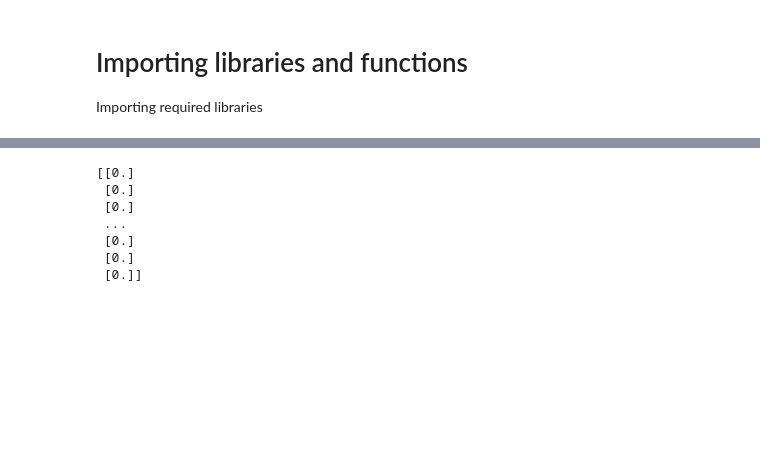
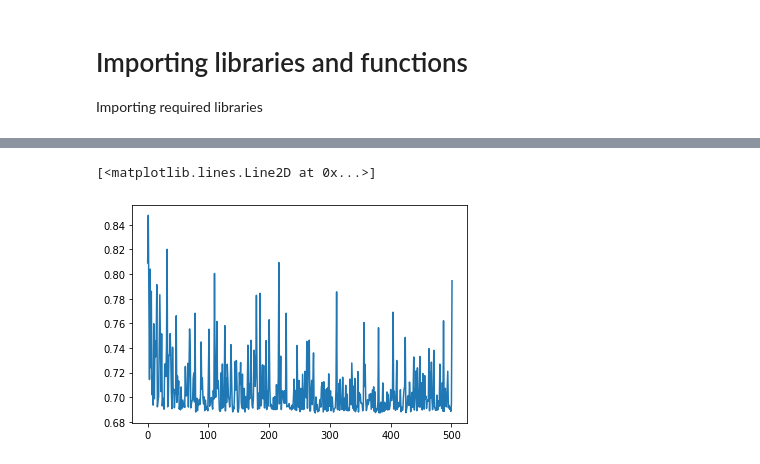
Before and after one commit to pratijayguha/DeepLearning-RarefiedFlows, a Jupyter notebook: SiameseNetwork.ipynb, the cells around one changed output, grey strips where cells are left out. Saved outputs shown, nothing was run; the diff lists cells and outputs as text; code cells hidden in the pictures; blank space fills up the shorter version.

```diff
--- a/SiameseNetwork.ipynb
+++ b/SiameseNetwork.ipynb
@@ -232,19 +212,44 @@ early_stopping_callback = EarlyStopping(monitor='loss',
+# %%
+early_stopping_callback = EarlyStopping(monitor='val_MaxVal_Final_layer_mape',
+                                        patience=500,
+                                        min_delta= 1e-3,
+                                        restore_best_weights=True,
+                                        mode='auto',
+                                        verbose=True)
+
+
+class PredCallback(Callback):
+    def __init__(self, pred_data):
+        self.pred_data = pred_data
+
+    def on_epoch_end(self, epoch, logs={}):
+        if epoch%10==0:
+            X_pred, y_pred = self.pred_data
+            prediction = model.predict(X_pred)
+            pred = prediction[0]*prediction[1]
+            for i in range(int(X_pred.shape[0]/201)):
+                max_val = get_max_APE(get_APE(pred[i*201:(i+1)*201],y_pred[i*201:(i+1)*201]))
+                print("For epoch = %d and L/D = %.1f, the MAPE is %f at x: %f" %(epoch,
+                                                                                X_pred[i*201,1],
+                                                                                max_val[0],
+                                                                                max_val[1]))
 # %%
 ##### Using sklearn to split the data into train and test sets with shuffling ####
-X_train, X_test, y_train_comb, y_test_comb = train_test_split(X, y_norm, test_size=0.2, random_state=42, shuffle=True)
+X_train, X_test, y_train_comb, y_test_comb = train_test_split(X, y_comb, test_size=0.2, random_state=42, shuffle=True)
 
 
-# y_norm_train = y_train_comb[:,0]
-# y_max_train = y_train_comb[:,1]
-# y_norm_test = y_test_comb[:,0]
-# y_max_test = y_test_comb[:,1]
+y_norm_train = y_train_comb[:,0]
+y_max_train = y_train_comb[:,1]
+y_norm_test = y_test_comb[:,0]
+y_max_test = y_test_comb[:,1]
 # %%
 history = model.fit(X_train,
-                    y_train_comb,
+                    [y_train_comb[:,0],y_train_comb[:,1]],
                     batch_size = 2,
-                    epochs=10,
-                    verbose=True,
-                    validation_data=(X_test,y_test_comb))
+                    epochs=20000,
+                    verbose=False,
+                    validation_data=(X_test, [y_test_comb[:,0],y_test_comb[:,1]]),
+                    callbacks=[early_stopping_callback, PredCallback((X_pred,y_pred))])
 
 model.save('temp_models/SiameseModel')
 # %% [output]
@@ -270,13 +273,8 @@ pred = model.predict(X_pred)
-# %%
-print(pred)
-# %% [output]
-[[0.]
- [0.]
- [0.]
- ...
- [0.]
- [0.]
- [0.]]
+# %%
+plt.plot(history.history['val_loss'])
+# %% [output]
+[<matplotlib.lines.Line2D at 0x...>]
+[figure, added]
 # %%
 for i in range(int(pred[1].shape[0]/201)):
     print(X_pred_max[i*201])
```
Also changed, not shown: parts of 26 cells of this notebook, 7 other files.
